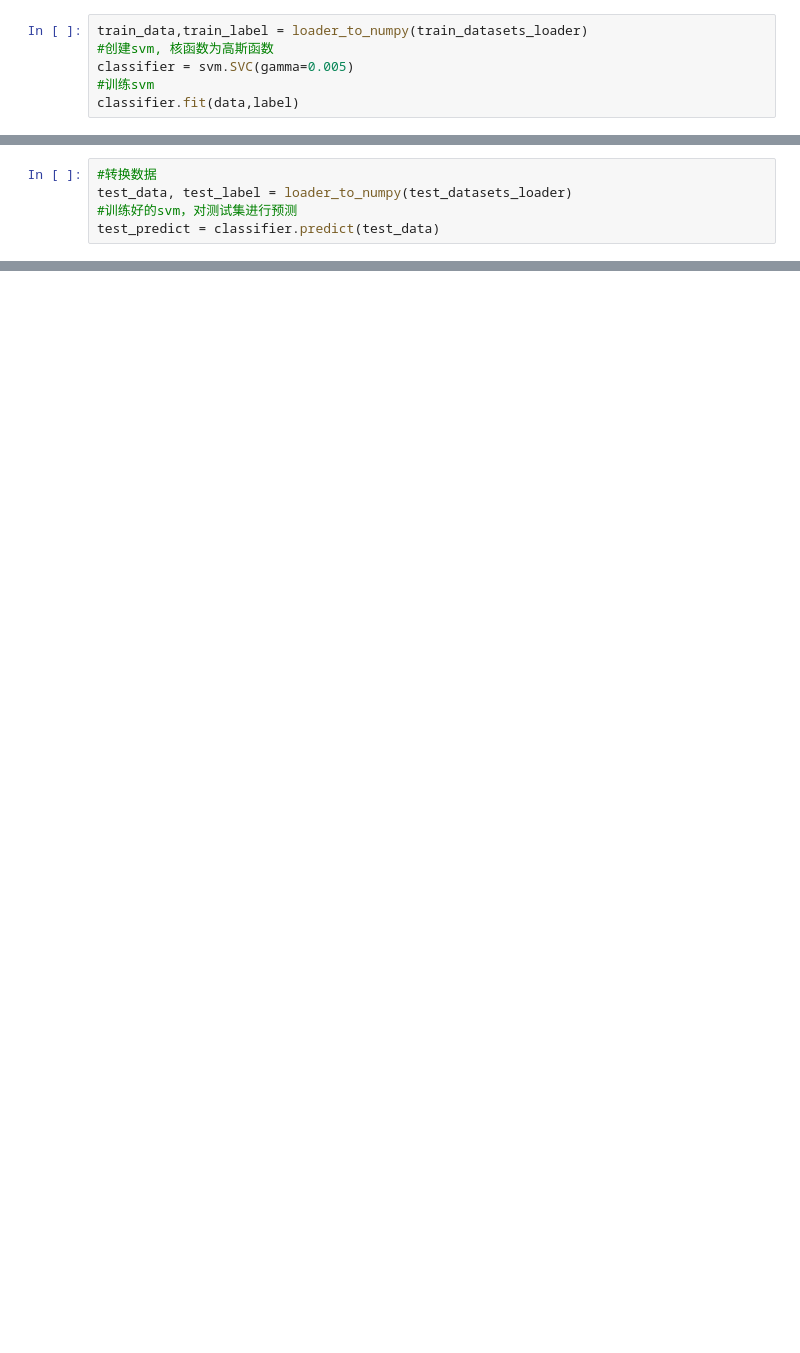
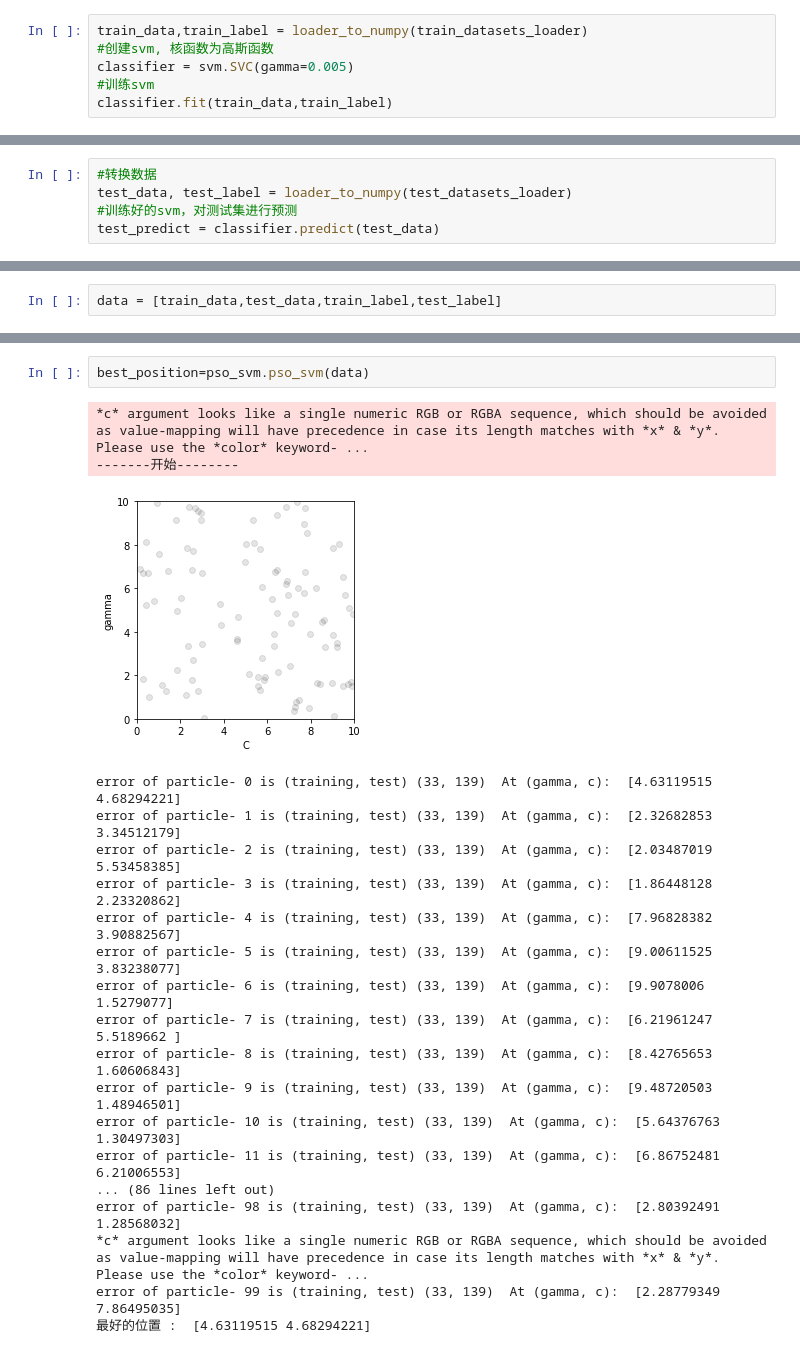
Before and after one commit to taoxianpeng/pytorch-AutoEncoders, a Jupyter notebook: src/sae-svm.ipynb, the cells around one changed output, grey strips where cells are left out. Drawn from its saved outputs; the diff is of its cells as text; blank space fills up the shorter version.

```diff
--- a/src/sae-svm.ipynb
+++ b/src/sae-svm.ipynb
@@ -61,7 +65,7 @@ train_data,train_label = loader_to_numpy(train_datasets_loader)
 #创建svm, 核函数为高斯函数
 classifier = svm.SVC(gamma=0.005)
 #训练svm
-classifier.fit(data,label)
+classifier.fit(train_data,train_label)
 # %% [output]
 SVC(gamma=0.005)
 # %%
@@ -104,0 +113,2 @@ weighted avg       0.88      0.82      0.84       725
+# %%
+data = [train_data,test_data,train_label,test_label]
@@ -104,0 +117,23 @@ weighted avg       0.88      0.82      0.84       725
+# %%
+best_position=pso_svm.pso_svm(data)
+# %% [output]
+*c* argument looks like a single numeric RGB or RGBA sequence, which should be avoided as value-mapping will have precedence in case its length matches with *x* & *y*.  Please use the *color* keyword- ...
+-------开始--------
+[figure, added]
+error of particle- 0 is (training, test) (33, 139)  At (gamma, c):  [4.63119515 4.68294221]
+error of particle- 1 is (training, test) (33, 139)  At (gamma, c):  [2.32682853 3.34512179]
+error of particle- 2 is (training, test) (33, 139)  At (gamma, c):  [2.03487019 5.53458385]
+error of particle- 3 is (training, test) (33, 139)  At (gamma, c):  [1.86448128 2.23320862]
+error of particle- 4 is (training, test) (33, 139)  At (gamma, c):  [7.96828382 3.90882567]
+error of particle- 5 is (training, test) (33, 139)  At (gamma, c):  [9.00611525 3.83238077]
+error of particle- 6 is (training, test) (33, 139)  At (gamma, c):  [9.9078006 1.5279077]
+error of particle- 7 is (training, test) (33, 139)  At (gamma, c):  [6.21961247 5.5189662 ]
+error of particle- 8 is (training, test) (33, 139)  At (gamma, c):  [8.42765653 1.60606843]
+error of particle- 9 is (training, test) (33, 139)  At (gamma, c):  [9.48720503 1.48946501]
+error of particle- 10 is (training, test) (33, 139)  At (gamma, c):  [5.64376763 1.30497303]
+error of particle- 11 is (training, test) (33, 139)  At (gamma, c):  [6.86752481 6.21006553]
+... (86 lines left out)
+error of particle- 98 is (training, test) (33, 139)  At (gamma, c):  [2.80392491 1.28568032]
+*c* argument looks like a single numeric RGB or RGBA sequence, which should be avoided as value-mapping will have precedence in case its length matches with *x* & *y*.  Please use the *color* keyword- ...
+error of particle- 99 is (training, test) (33, 139)  At (gamma, c):  [2.28779349 7.86495035]
+最好的位置 :  [4.63119515 4.68294221]
```
Also changed, not shown: parts of 14 cells of this notebook, 4 other files.
